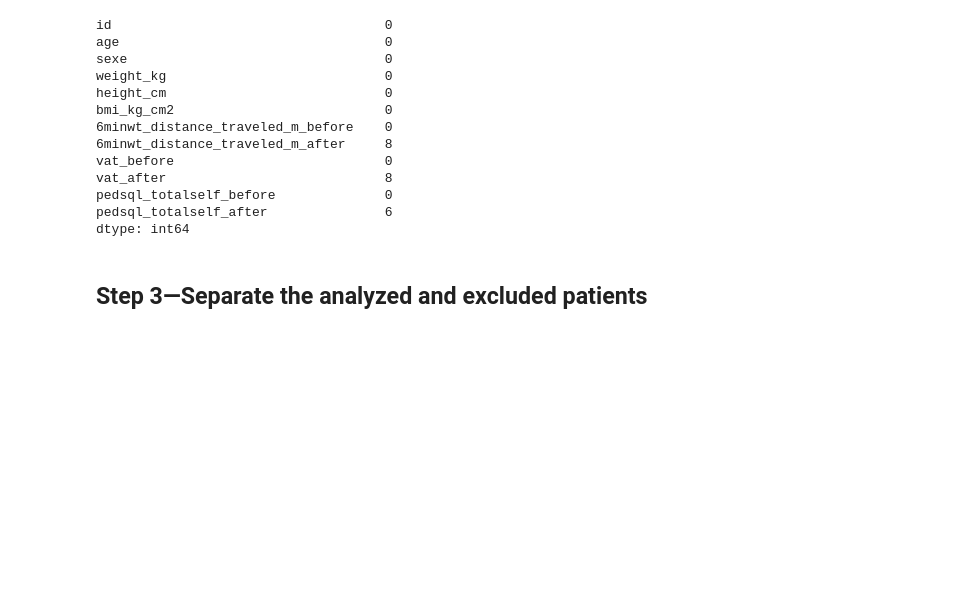
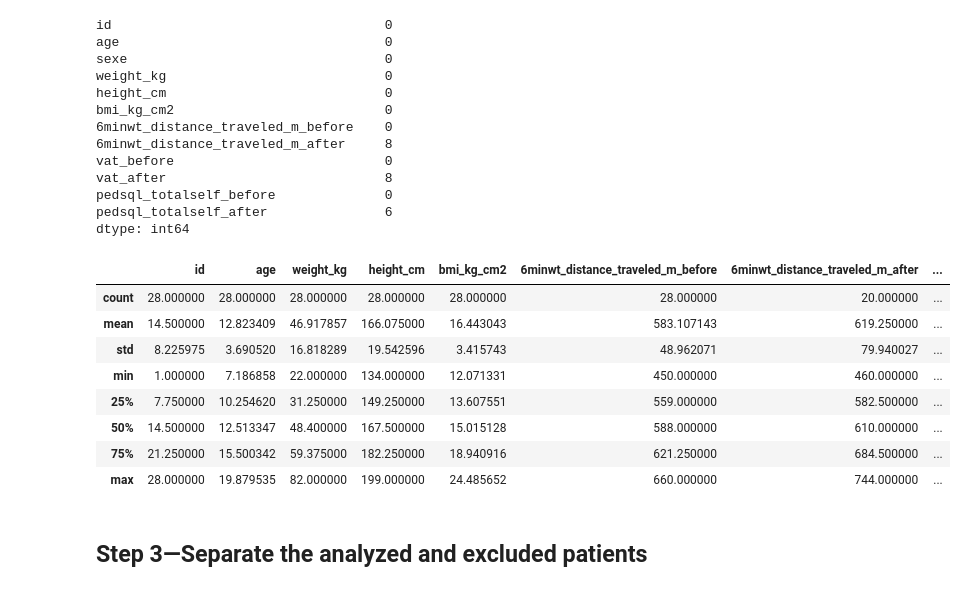
Before and after one commit to chloelaignel31-boop/Laignel.Chloe, a Jupyter notebook: main.ipynb, the cells around one changed output. Drawn from its saved outputs; the diff is of its cells as text; code cells hidden in the pictures; blank space fills up the shorter version.

```diff
--- a/main.ipynb
+++ b/main.ipynb
@@ -71,6 +71,22 @@ vat_after                            8
 pedsql_totalself_before              0
 pedsql_totalself_after               6
 dtype: int64
+# %%
+# Check for duplicates
+data.duplicated(). sum()
+
+# Check for outliers
+data.describe()
+# %% [output]
+|  | id | age | weight_kg | height_cm | bmi_kg_cm2 | 6minwt_distance_traveled_m_before | 6minwt_distance_traveled_m_after | ... |
+| count | 28.000000 | 28.000000 | 28.000000 | 28.000000 | 28.000000 | 28.000000 | 20.000000 | ... |
+| mean | 14.500000 | 12.823409 | 46.917857 | 166.075000 | 16.443043 | 583.107143 | 619.250000 | ... |
+| std | 8.225975 | 3.690520 | 16.818289 | 19.542596 | 3.415743 | 48.962071 | 79.940027 | ... |
+| min | 1.000000 | 7.186858 | 22.000000 | 134.000000 | 12.071331 | 450.000000 | 460.000000 | ... |
+| 25% | 7.750000 | 10.254620 | 31.250000 | 149.250000 | 13.607551 | 559.000000 | 582.500000 | ... |
+| 50% | 14.500000 | 12.513347 | 48.400000 | 167.500000 | 15.015128 | 588.000000 | 610.000000 | ... |
+| 75% | 21.250000 | 15.500342 | 59.375000 | 182.250000 | 18.940916 | 621.250000 | 684.500000 | ... |
+| max | 28.000000 | 19.879535 | 82.000000 | 199.000000 | 24.485652 | 660.000000 | 744.000000 | ... |
 # %% [markdown]
 ## Step 3—Separate the analyzed and excluded patients
 # %%
```
Also changed, not shown: parts of 7 cells of this notebook, 5 other files.
